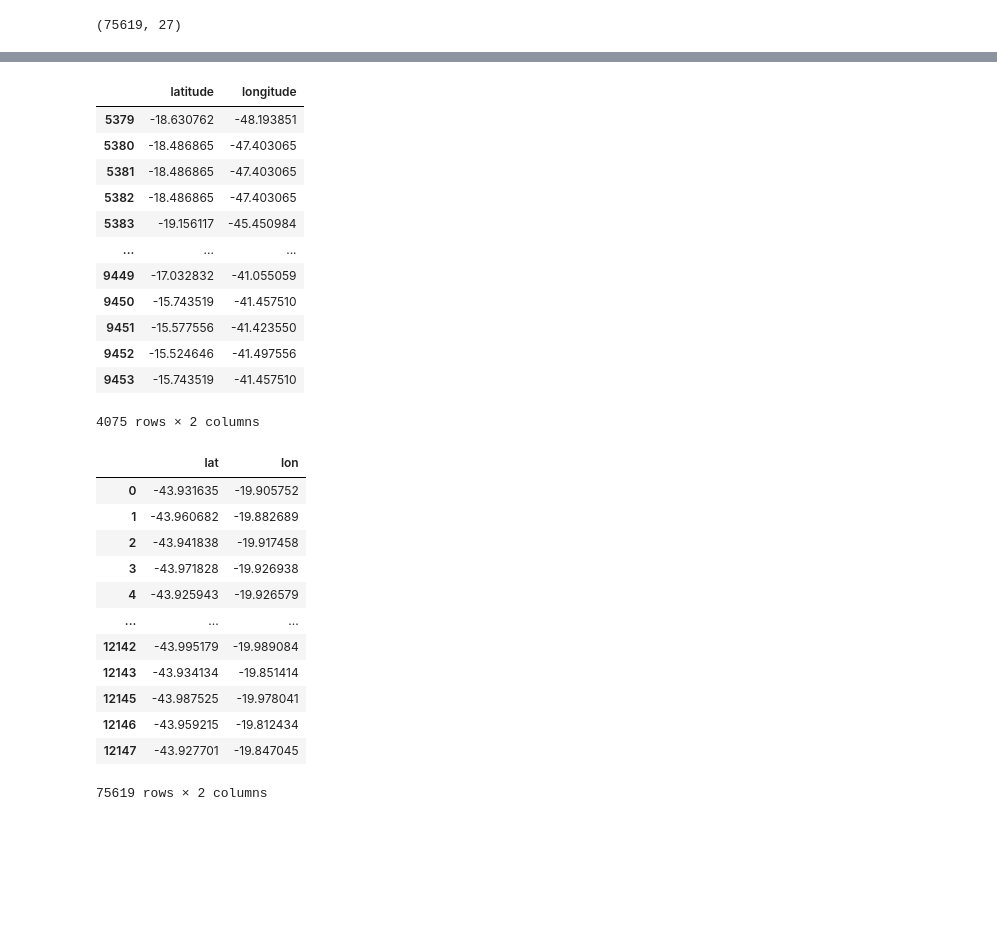
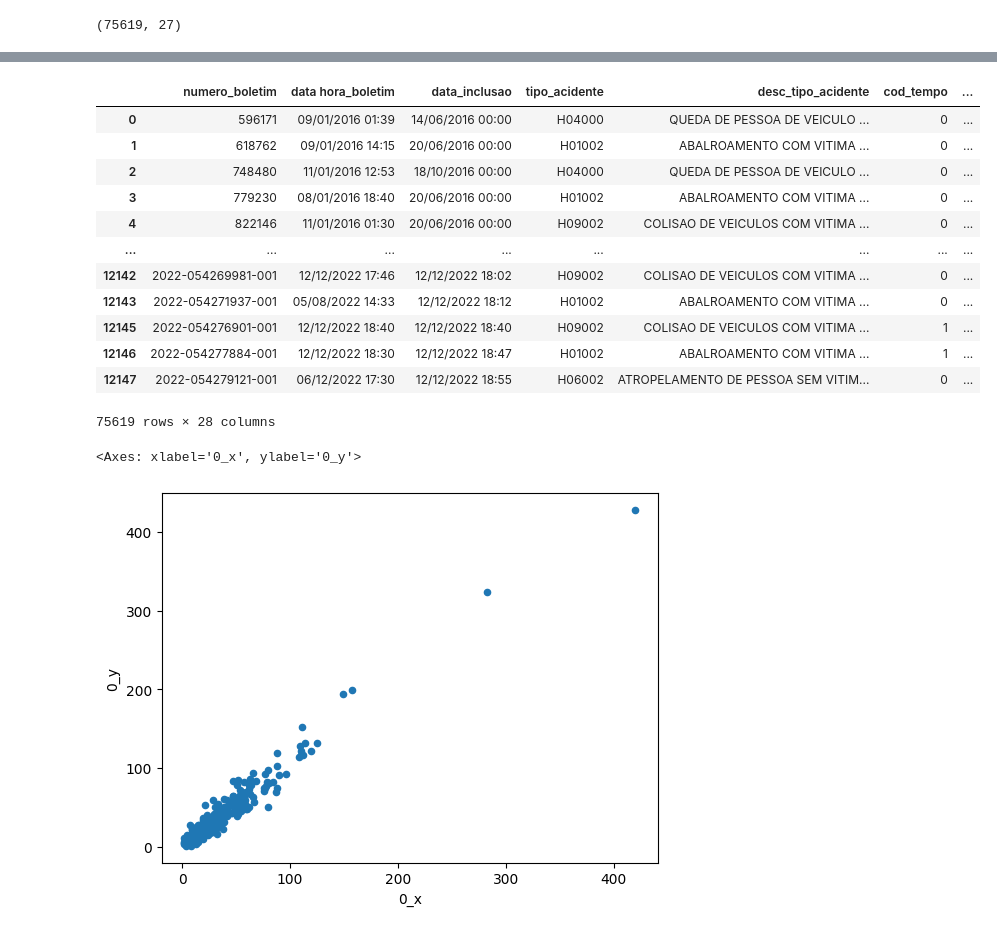
Before and after one commit to isisbiaduarte/fcd, a Jupyter notebook: assets/99-Projeto/originais/Untitled.ipynb, the cells around one changed output, grey strips where cells are left out. Cells and saved outputs as stored; diff of their text form; code cells hidden in the pictures; blank space fills up the shorter version.

```diff
--- a/assets/99-Projeto/originais/Untitled.ipynb
+++ b/assets/99-Projeto/originais/Untitled.ipynb
@@ -87,7 +87,7 @@ df_filt.shape
 # %%
 bairros = pd.read_csv('https://raw.githubusercontent.com/alanwillms/geoinfo/master/latitude-longitude-bairros.csv', sep=';')
 bairros = bairros[bairros.uf == 'MG']
-# bairros = bairros[bairros.municipio == 'Belo Horizonte']
+bairros = bairros[bairros.municipio == 'Belo Horizonte']
 # %%
 from scipy.spatial.distance import cdist
 
@@ -99,4 +99,4 @@ distance = cdist(
 # %%
 bairro_idx = distance.argmin(axis=1)
 # %%
-bairros.iloc[bairro_idx].groupby('municipio').size().sort_values()
+df_filt['bairro'] = bairros.iloc[bairro_idx]['bairro'].values
@@ -117,35 +103,30 @@ Length: 84, dtype: int64
 # %%
-bairros[["latitude", "longitude"]]
+df_filt
 # %% [output]
-|  | latitude | longitude |
-| 5379 | -18.630762 | -48.193851 |
-| 5380 | -18.486865 | -47.403065 |
-| 5381 | -18.486865 | -47.403065 |
-| 5382 | -18.486865 | -47.403065 |
-| 5383 | -19.156117 | -45.450984 |
-| ... | ... | ... |
-| 9449 | -17.032832 | -41.055059 |
-| 9450 | -15.743519 | -41.457510 |
-| 9451 | -15.577556 | -41.423550 |
-| 9452 | -15.524646 | -41.497556 |
-| 9453 | -15.743519 | -41.457510 |
+|  | numero_boletim | data hora_boletim | data_inclusao | tipo_acidente | desc_tipo_acidente | cod_tempo | ... |
+| 0 | 596171 | 09/01/2016 01:39 | 14/06/2016 00:00 | H04000 | QUEDA DE PESSOA DE VEICULO ... | 0 | ... |
+| 1 | 618762 | 09/01/2016 14:15 | 20/06/2016 00:00 | H01002 | ABALROAMENTO COM VITIMA ... | 0 | ... |
+| 2 | 748480 | 11/01/2016 12:53 | 18/10/2016 00:00 | H04000 | QUEDA DE PESSOA DE VEICULO ... | 0 | ... |
+| 3 | 779230 | 08/01/2016 18:40 | 20/06/2016 00:00 | H01002 | ABALROAMENTO COM VITIMA ... | 0 | ... |
+| 4 | 822146 | 11/01/2016 01:30 | 20/06/2016 00:00 | H09002 | COLISAO DE VEICULOS COM VITIMA ... | 0 | ... |
+| ... | ... | ... | ... | ... | ... | ... | ... |
+| 12142 | 2022-054269981-001 | 12/12/2022 17:46 | 12/12/2022 18:02 | H09002 | COLISAO DE VEICULOS COM VITIMA ... | 0 | ... |
+| 12143 | 2022-054271937-001 | 05/08/2022 14:33 | 12/12/2022 18:12 | H01002 | ABALROAMENTO COM VITIMA ... | 0 | ... |
+| 12145 | 2022-054276901-001 | 12/12/2022 18:40 | 12/12/2022 18:40 | H09002 | COLISAO DE VEICULOS COM VITIMA ... | 1 | ... |
+| 12146 | 2022-054277884-001 | 12/12/2022 18:30 | 12/12/2022 18:47 | H01002 | ABALROAMENTO COM VITIMA ... | 1 | ... |
+| 12147 | 2022-054279121-001 | 06/12/2022 17:30 | 12/12/2022 18:55 | H06002 | ATROPELAMENTO DE PESSOA SEM VITIM... | 0 | ... |
-4075 rows × 2 columns
+75619 rows × 28 columns
 # %%
-df_filt[["lat", "lon"]]
+cont = df_filt.groupby(['bairro', 'ano']).size().reset_index()
+dados_2019 = cont[cont.get('ano') == 2021]
+dados_2022 = cont[cont.get('ano') == 2022]
+dados_2019.merge(
+    dados_2022,
+    on='bairro'
+).plot(kind='scatter', x='0_x', y='0_y')
 # %% [output]
-|  | lat | lon |
-| 0 | -43.931635 | -19.905752 |
-| 1 | -43.960682 | -19.882689 |
-| 2 | -43.941838 | -19.917458 |
-| 3 | -43.971828 | -19.926938 |
-| 4 | -43.925943 | -19.926579 |
-| ... | ... | ... |
-| 12142 | -43.995179 | -19.989084 |
-| 12143 | -43.934134 | -19.851414 |
-| 12145 | -43.987525 | -19.978041 |
-| 12146 | -43.959215 | -19.812434 |
-| 12147 | -43.927701 | -19.847045 |
-75619 rows × 2 columns
+<Axes: xlabel='0_x', ylabel='0_y'>
+[figure, added]
 # %%
 for ano in range(2011, 2023):
     df_filt[df_filt.ano == ano].to_csv(f'../si-bol-{ano}.csv', sep=';', index=False)
```
Also changed, not shown: parts of 1 cell of this notebook, 6 other files.
